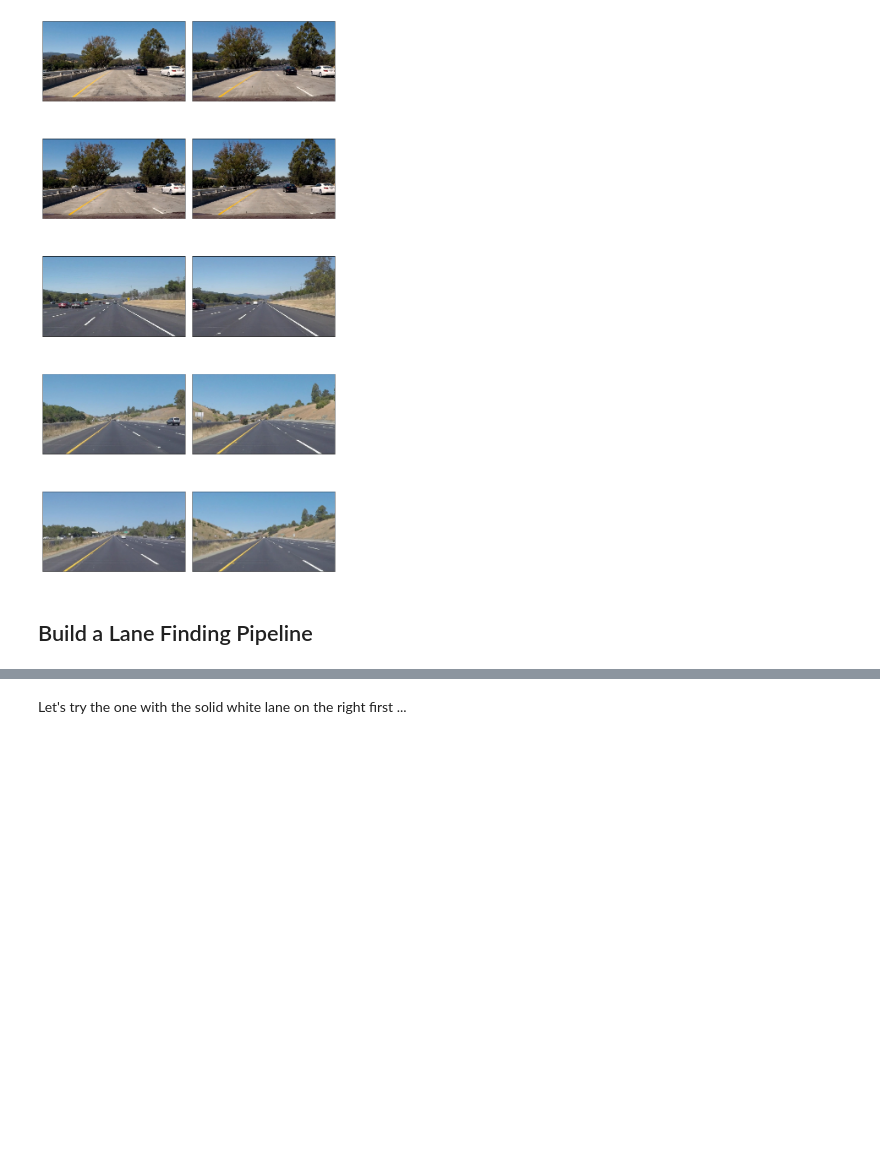
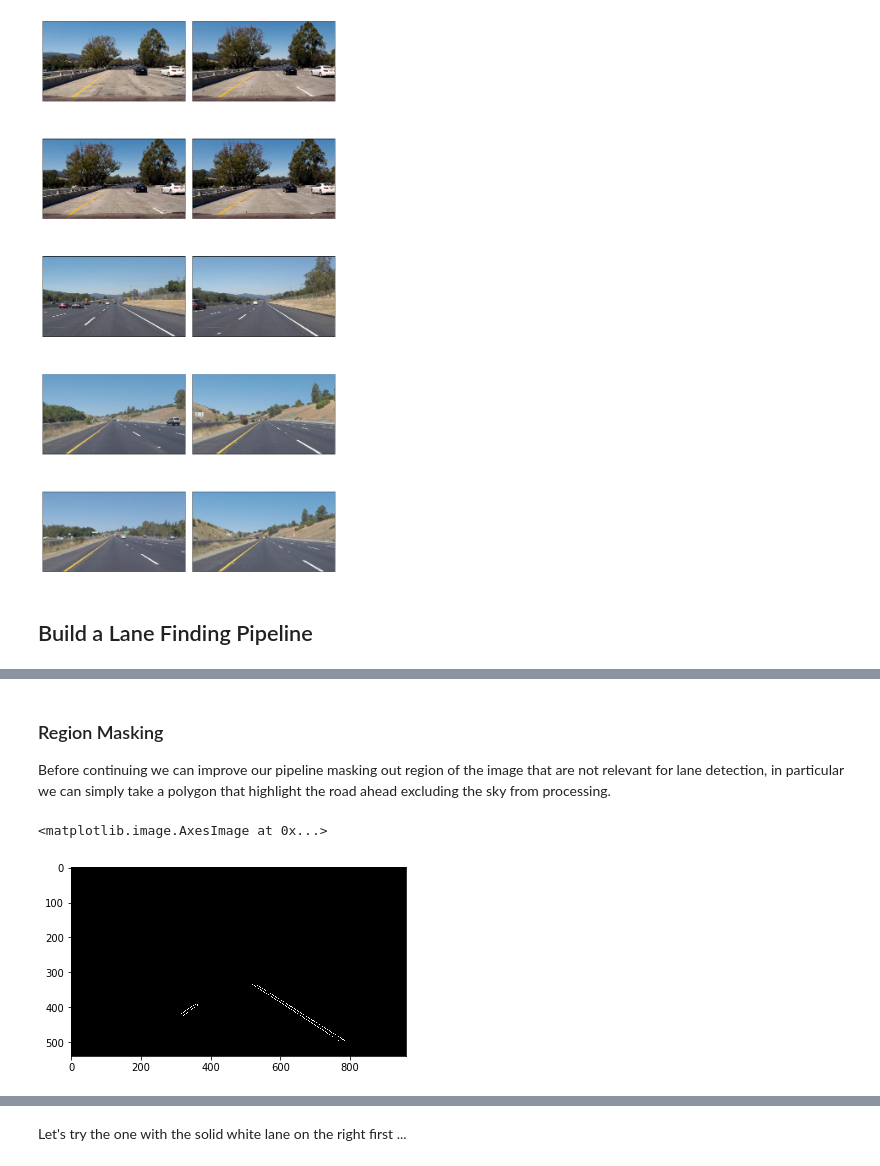
Before and after one commit to marcomarasca/SDCND-Road-Lanes, a Jupyter notebook: P1.ipynb, the cells around one changed output, grey strips where cells are left out. Cells and saved outputs as stored; diff of their text form; code cells hidden in the pictures; blank space fills up the shorter version.

```diff
--- a/P1.ipynb
+++ b/P1.ipynb
@@ -394,0 +218,29 @@ imageio.plugins.ffmpeg.download()
+# %% [markdown]
+### Region Masking
+
+Before continuing we can improve our pipeline masking out region of the image that are not relevant for lane detection, in particular we can simply take a polygon that highlight the road ahead excluding the sky from processing.
+# %%
+def mask_roi(img, region_center_gap = 50, vertical_clip_ratio = 0.62, side_clip_ratio = 0.08):
+    """
+    Returns the image masked with a polygon defining a region of interest, the parameters define how this region
+    is build out of 4 vertices.
+    """
+
+    x = img.shape[1]
+    y = img.shape[0]
+
+    region = np.array([[(x * side_clip_ratio, y * (1 - side_clip_ratio)),
+                        (x // 2 - region_center_gap, y * vertical_clip_ratio),
+                        (x // 2 + region_center_gap, y * vertical_clip_ratio),
+                        (x * (1 - side_clip_ratio), y * (1 - side_clip_ratio))]],
+                      dtype=np.int32)
+
+    return region_of_interest(img, region)
+
+img = mask_roi(img)
+
+plt.figure()
+plt.imshow(img, cmap = 'gray')
+# %% [output]
+<matplotlib.image.AxesImage at 0x...>
+[figure, added]
```
Also changed, not shown: parts of 58 cells of this notebook, 1 other file.
